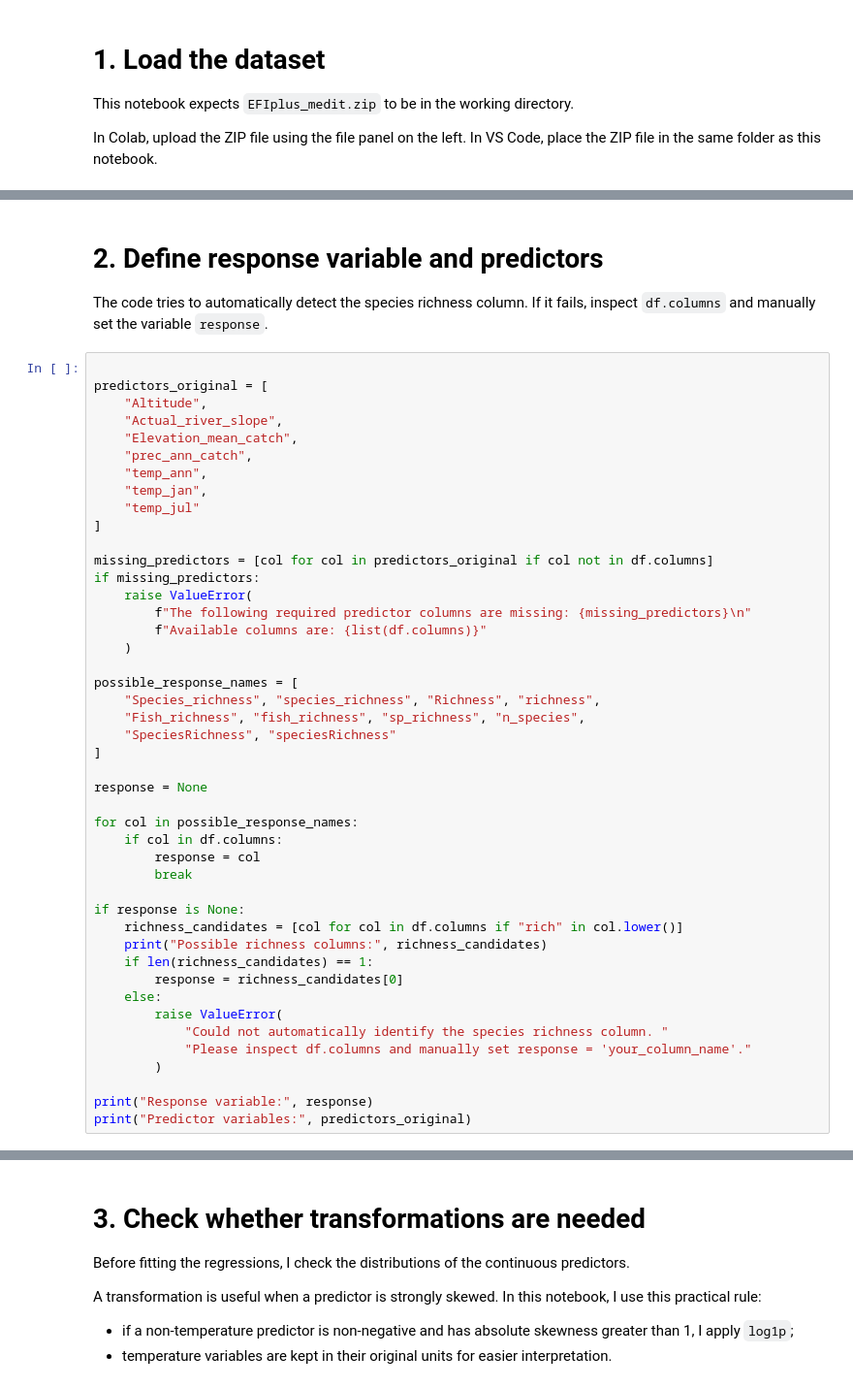
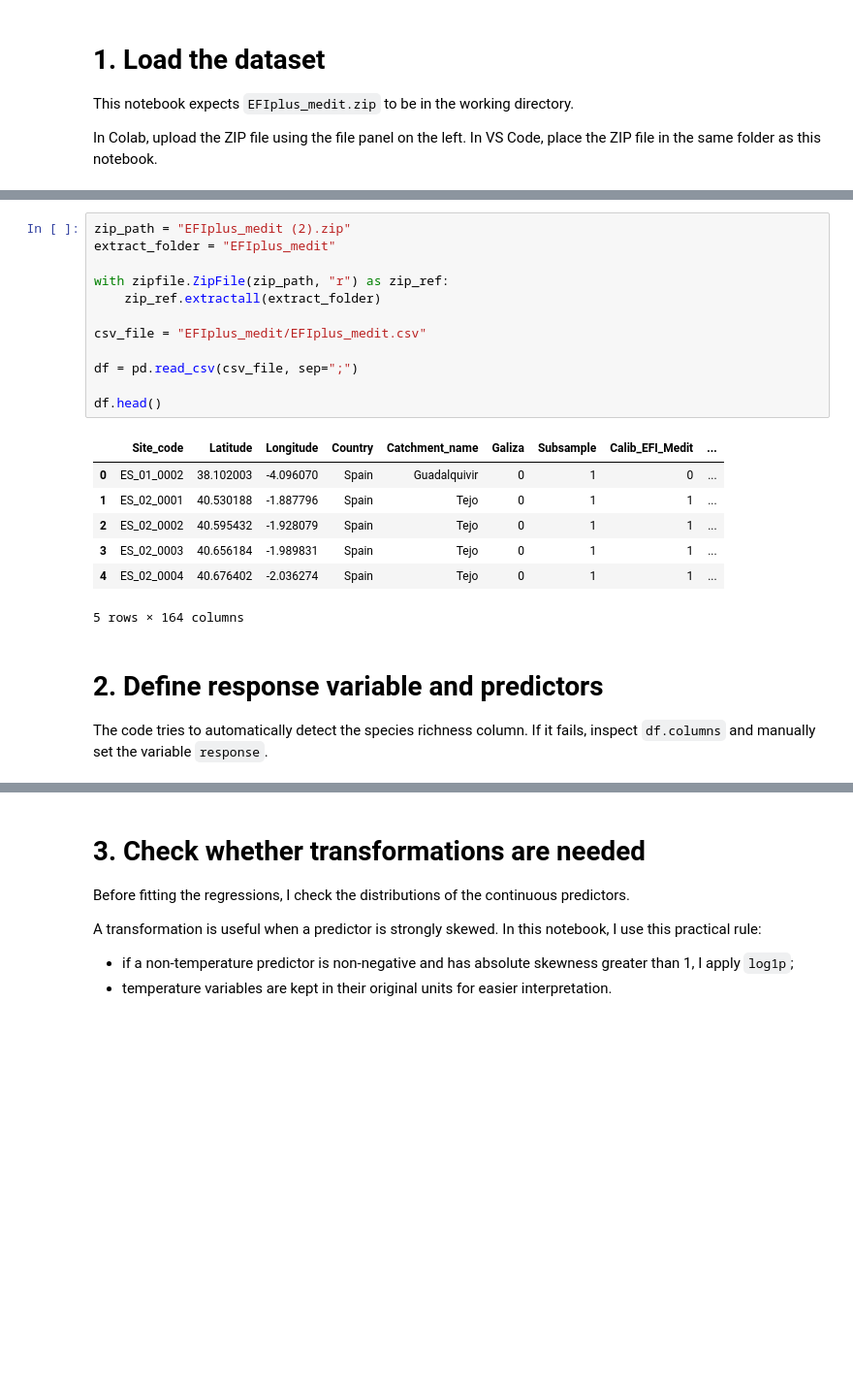
Before and after one commit to oxedanda/AVCAD, a Jupyter notebook: Exercise7/EFIplus_medit_regression_notebook.ipynb, the cells around one changed output, grey strips where cells are left out. Shown at 97% size. Saved outputs shown, nothing was run; the diff lists cells and outputs as text; blank space fills up the shorter version.

```diff
--- a/Exercise7/EFIplus_medit_regression_notebook.ipynb
+++ b/Exercise7/EFIplus_medit_regression_notebook.ipynb
@@ -95,49 +61,24 @@ df.head()
+# %%
+zip_path = "EFIplus_medit (2).zip"
+extract_folder = "EFIplus_medit"
+
+with zipfile.ZipFile(zip_path, "r") as zip_ref:
+    zip_ref.extractall(extract_folder)
+
+csv_file = "EFIplus_medit/EFIplus_medit.csv"
+
+df = pd.read_csv(csv_file, sep=";")
+
+df.head()
+# %% [output]
+|  | Site_code | Latitude | Longitude | Country | Catchment_name | Galiza | Subsample | Calib_EFI_Medit | ... |
+| 0 | ES_01_0002 | 38.102003 | -4.096070 | Spain | Guadalquivir | 0 | 1 | 0 | ... |
+| 1 | ES_02_0001 | 40.530188 | -1.887796 | Spain | Tejo | 0 | 1 | 1 | ... |
+| 2 | ES_02_0002 | 40.595432 | -1.928079 | Spain | Tejo | 0 | 1 | 1 | ... |
+| 3 | ES_02_0003 | 40.656184 | -1.989831 | Spain | Tejo | 0 | 1 | 1 | ... |
+| 4 | ES_02_0004 | 40.676402 | -2.036274 | Spain | Tejo | 0 | 1 | 1 | ... |
+5 rows × 164 columns
 # %% [markdown]
 # 2. Define response variable and predictors
 
 The code tries to automatically detect the species richness column. If it fails, inspect `df.columns` and manually set the variable `response`.
-# %%
-
-predictors_original = [
-    "Altitude",
-    "Actual_river_slope",
-    "Elevation_mean_catch",
-    "prec_ann_catch",
-    "temp_ann",
-    "temp_jan",
-    "temp_jul"
-]
-
-missing_predictors = [col for col in predictors_original if col not in df.columns]
-if missing_predictors:
-    raise ValueError(
-        f"The following required predictor columns are missing: {missing_predictors}\n"
-        f"Available columns are: {list(df.columns)}"
-    )
-
-possible_response_names = [
-    "Species_richness", "species_richness", "Richness", "richness",
-    "Fish_richness", "fish_richness", "sp_richness", "n_species",
-    "SpeciesRichness", "speciesRichness"
-]
-
-response = None
-
-for col in possible_response_names:
-    if col in df.columns:
-        response = col
-        break
-
-if response is None:
-    richness_candidates = [col for col in df.columns if "rich" in col.lower()]
-    print("Possible richness columns:", richness_candidates)
-    if len(richness_candidates) == 1:
-        response = richness_candidates[0]
-    else:
-        raise ValueError(
-            "Could not automatically identify the species richness column. "
-            "Please inspect df.columns and manually set response = 'your_column_name'."
-        )
-
-print("Response variable:", response)
-print("Predictor variables:", predictors_original)
```
Also changed, not shown: parts of 18 cells of this notebook.
